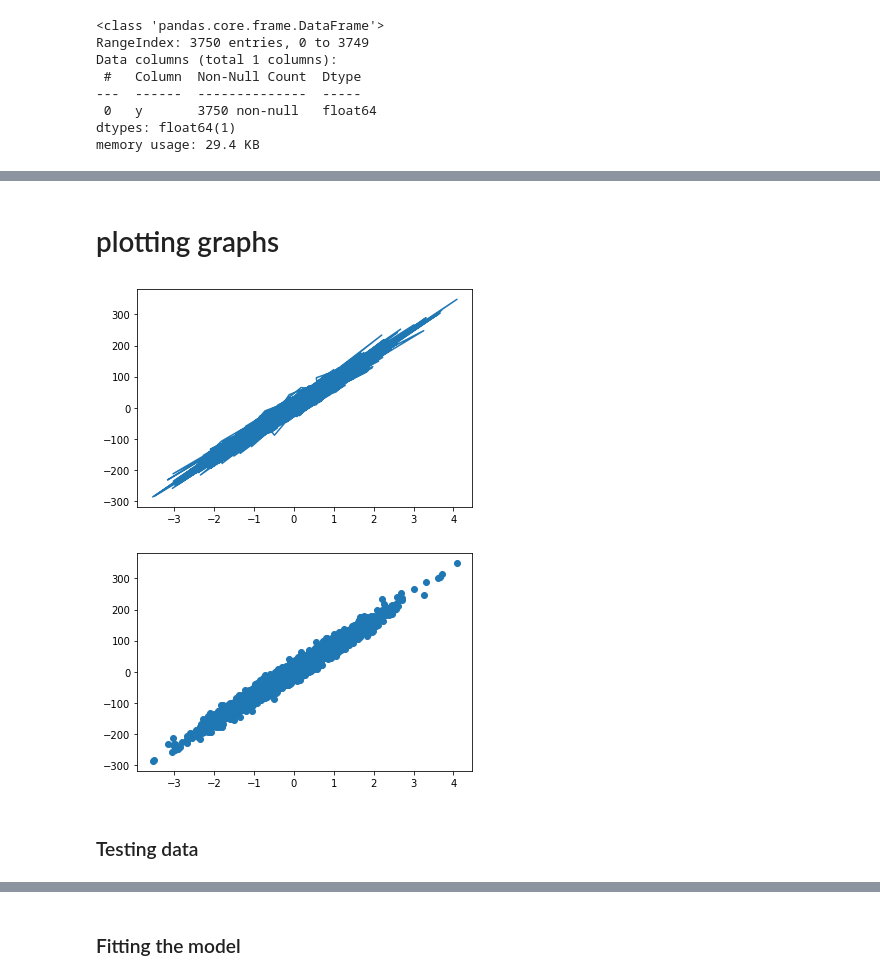
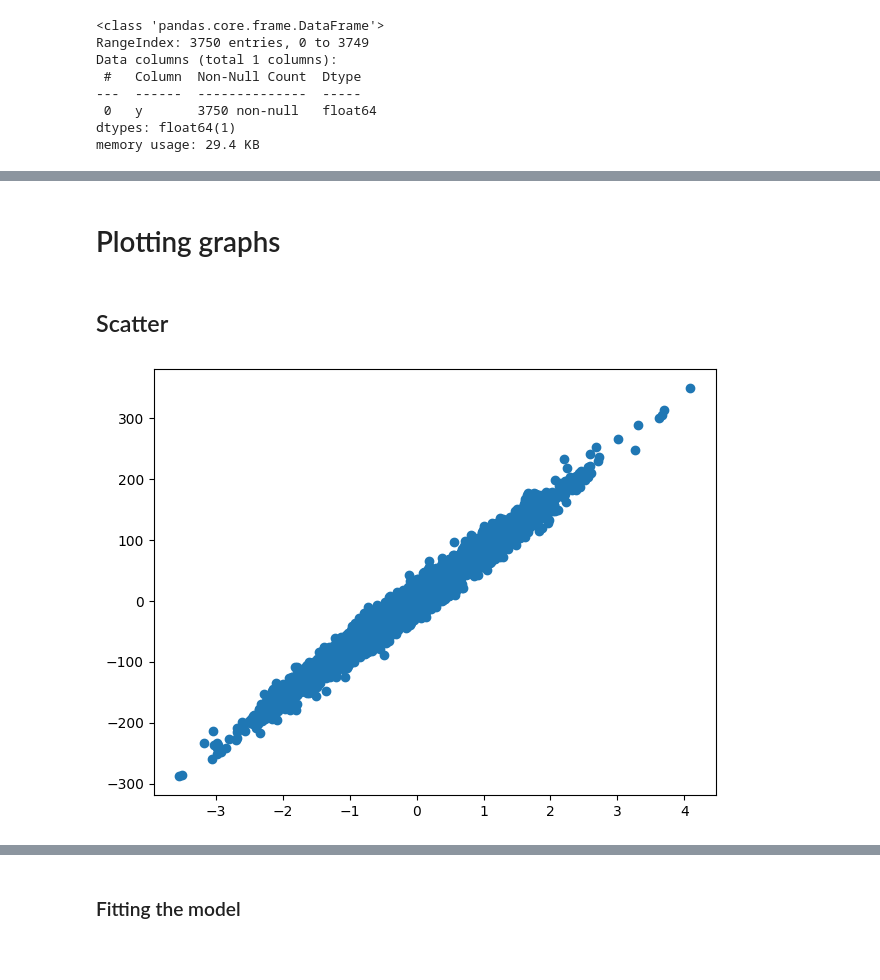
Before and after one commit to SharathHebbar/Hardwork-pays-off, a Jupyter notebook: hardwork pays off.ipynb, the cells around one changed output, grey strips where cells are left out. Drawn from its saved outputs; the diff is of its cells as text; code cells hidden in the pictures; blank space fills up the shorter version.

```diff
--- a/hardwork pays off.ipynb
+++ b/hardwork pays off.ipynb
@@ -45,0 +13,5 @@ y_train
+# %%
+x_train = pd.read_csv(r'assets\files\Linear_X_Train.csv')
+x_test = pd.read_csv(r'assets\files\Linear_X_Test.csv')
+y_train = pd.read_csv(r'assets\files\Linear_Y_Train.csv')
+x_train.shape, x_test.shape, y_train.shape
@@ -78,14 +128,11 @@ memory usage: 29.4 KB
 # %% [markdown]
-# plotting graphs
+# Plotting graphs
+# %% [markdown]
+## Scatter
 # %%
-plt.plot(x_train,y_train)
+plt.scatter(x_train,y_train)
+plt.tight_layout()
+
 plt.show()
 # %% [output]
-[figure, old version]
+[figure, new version]
-# %%
-plt.scatter(x_train,y_train)
-plt.show()
-# %% [output]
-[figure, removed]
-# %% [markdown]
-### Testing data
```
Also changed, not shown: parts of 47 cells of this notebook, 4 other files.
